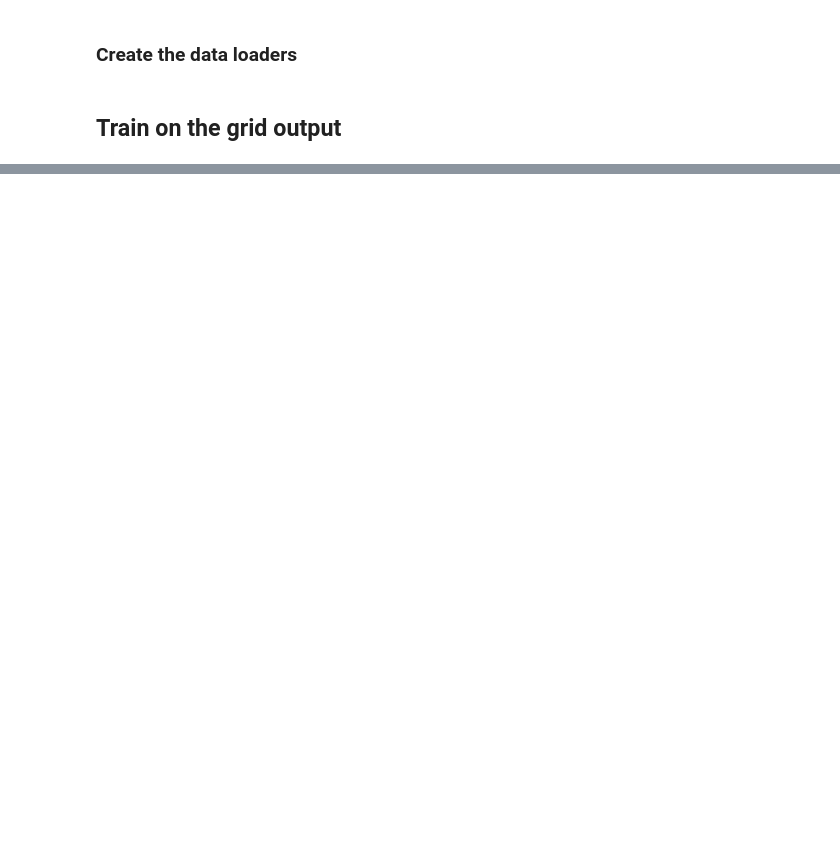
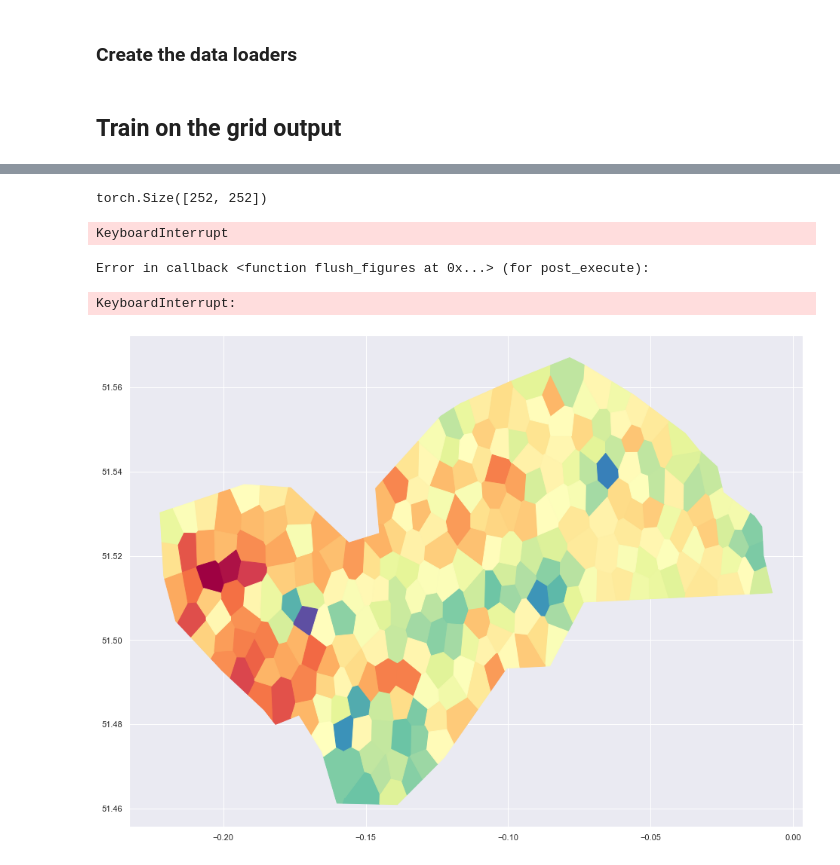
Before and after one commit to JLuij/CV-GeoGuessr, a Jupyter notebook: notebooks/Experiment.ipynb, the cells around one changed output, grey strips where cells are left out. Saved outputs shown, nothing was run; the diff lists cells and outputs as text; code cells hidden in the pictures; blank space fills up the shorter version.

```diff
--- a/notebooks/Experiment.ipynb
+++ b/notebooks/Experiment.ipynb
@@ -56,9 +59,9 @@ GCLOUD_LONDON_PHOTO_DIR = lambda train: f'../data/images/{"train" if train else
 
 LONDON_PHOTO_DIR = GCLOUD_LONDON_PHOTO_DIR
 
-# SESSION = wandb.run.name
-# BASE_FOLDER = "./checkpoints"
-# CHECKPOINT_FOLDER = f'{BASE_FOLDER}/{SESSION}/'
+SESSION = "super-sweep-1"
+BASE_FOLDER = "./checkpoints"
+CHECKPOINT_FOLDER = f'{BASE_FOLDER}/{SESSION}/'
 # %% [output]
 Device: cuda:0
 # %%
@@ -151,0 +131,4 @@ KeyboardInterrupt:
+# %%
+config["lock_factor"] = 0.7
+
+setup_and_train()
@@ -208,5 +226,8 @@ train 128/10038 - loss: 5.5972 | accuracy: 0.0000
 # %%
-# # only works if the loaded model has the same output as the current model
-# MODEL_TO_LOAD_PATH = BASE_FOLDER + "/second_test/epoch_24.ckpt"
-# resnet50 = load_model(resnet50, MODEL_TO_LOAD_PATH, config["lock_factor"], device)
+# only works if the loaded model has the same output as the current model
+resnet50 = models.resnet50(pretrained=True, progress=True)
+resnet50.fc = nn.Linear(resnet50.fc.in_features, config["number_of_grid_elements"])
+resnet50.to(device)
+MODEL_TO_LOAD_PATH = BASE_FOLDER + "/super-sweep-1/epoch_24.ckpt"
+resnet50 = load_model(resnet50, MODEL_TO_LOAD_PATH, config["lock_factor"], device)
 # %% [output]
@@ -228,0 +260,23 @@ plot_confusion_matrix(confusion_matrix)
+# %%
+confusion_matrix.to('cpu')
+print(confusion_matrix.shape)
+# %% [output]
+torch.Size([252, 252])
+# %%
+# confusion_matrix = confusion_matrix.to('cpu')
+# print(confusion_matrix[100, :])
+
+plot_confusion_matrix(confusion_matrix)
+# %% [output]
+KeyboardInterrupt
+Error in callback <function flush_figures at 0x...> (for post_execute):
+KeyboardInterrupt:
+# %%
+i = 250
+p_min = torch.min(confusion_matrix[i, :])
+p_max = torch.max(confusion_matrix[i, :])
+pred_cell_i = 1 - (confusion_matrix[i, :] - p_min) / (p_max - p_min)
+plt.figure(figsize=(16,12))
+grid_partitioning.plot_prediction(pred_cell_i)
+# %% [output]
+[figure, added]
```
Also changed, not shown: parts of 11 cells of this notebook, 3 other files.
